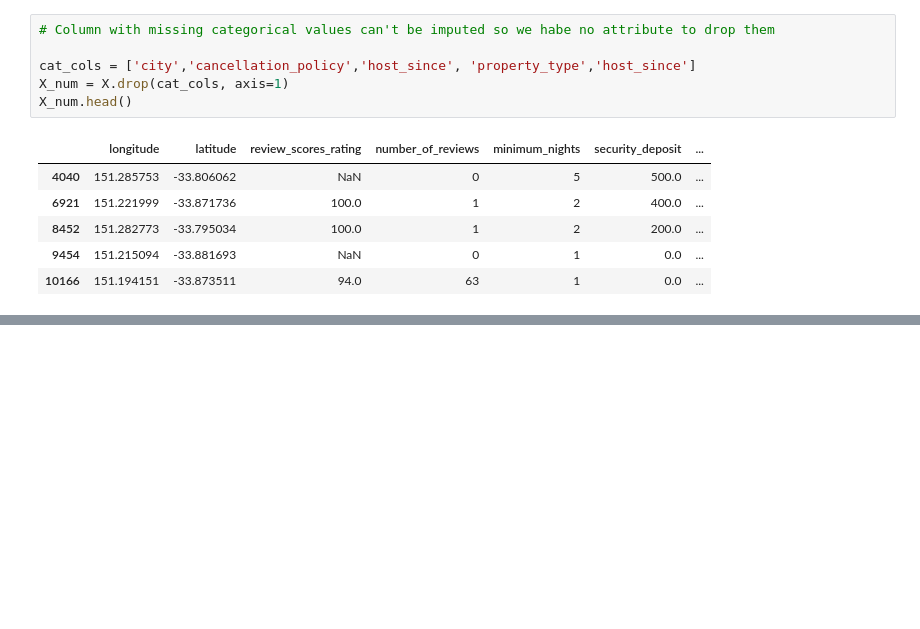
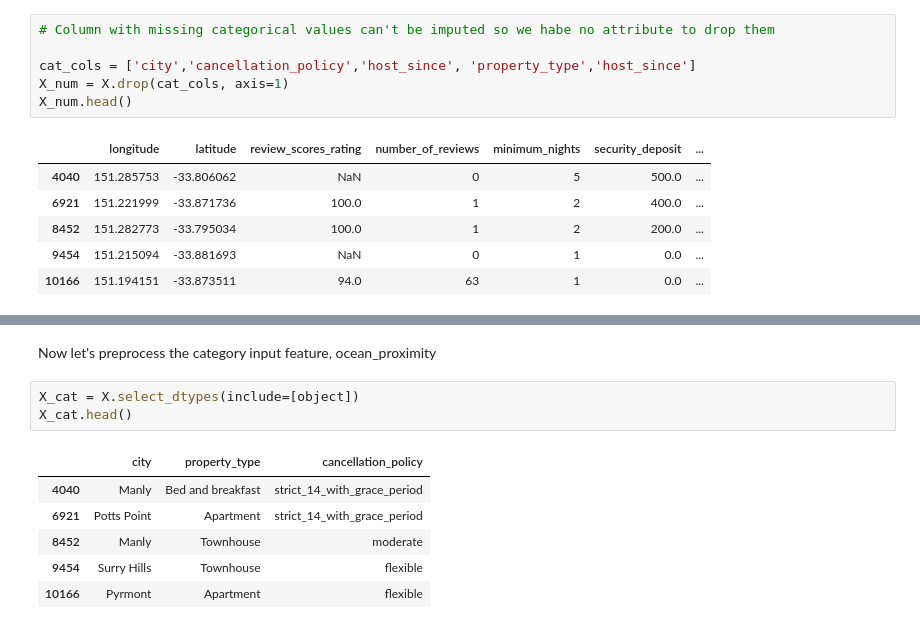
Before and after one commit to lugastyan/ML-portofolio, a Jupyter notebook: predict-airbnb-prices-in-sydney.ipynb, the cells around one changed output, grey strips where cells are left out. Drawn from its saved outputs; the diff is of its cells as text; blank space fills up the shorter version.

```diff
--- a/predict-airbnb-prices-in-sydney.ipynb
+++ b/predict-airbnb-prices-in-sydney.ipynb
@@ -644,0 +685,12 @@ X_num.head()
+# %% [markdown]
+Now let's preprocess the category input feature, ocean_proximity
+# %%
+X_cat = X.select_dtypes(include=[object])
+X_cat.head()
+# %% [output]
+|  | city | property_type | cancellation_policy |
+| 4040 | Manly | Bed and breakfast | strict_14_with_grace_period |
+| 6921 | Potts Point | Apartment | strict_14_with_grace_period |
+| 8452 | Manly | Townhouse | moderate |
+| 9454 | Surry Hills | Townhouse | flexible |
+| 10166 | Pyrmont | Apartment | flexible |
```
Also changed, not shown: parts of 18 cells of this notebook.
